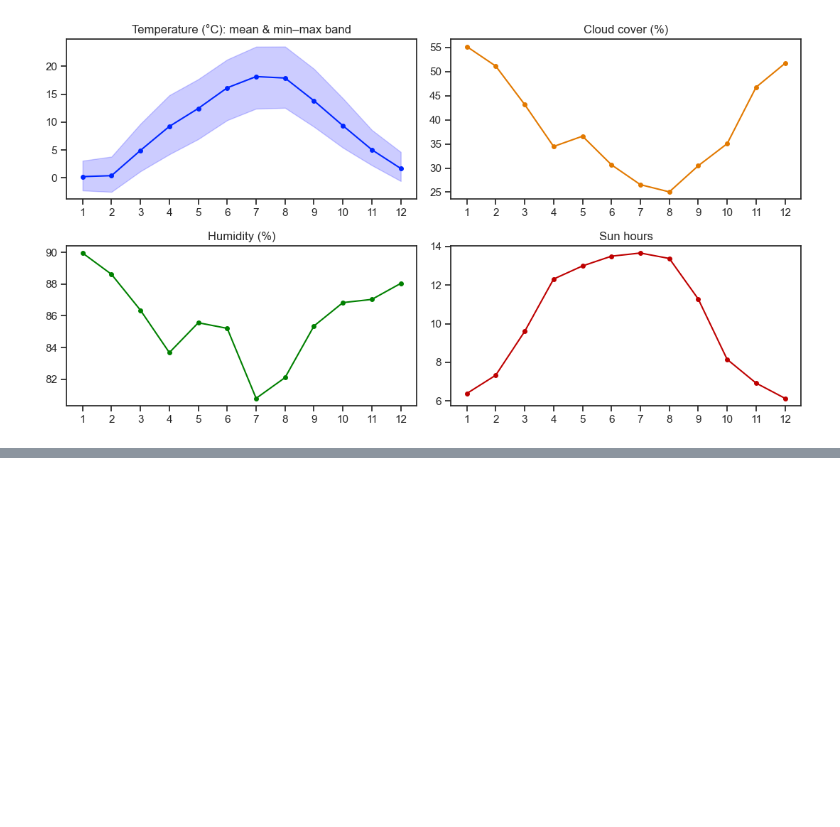
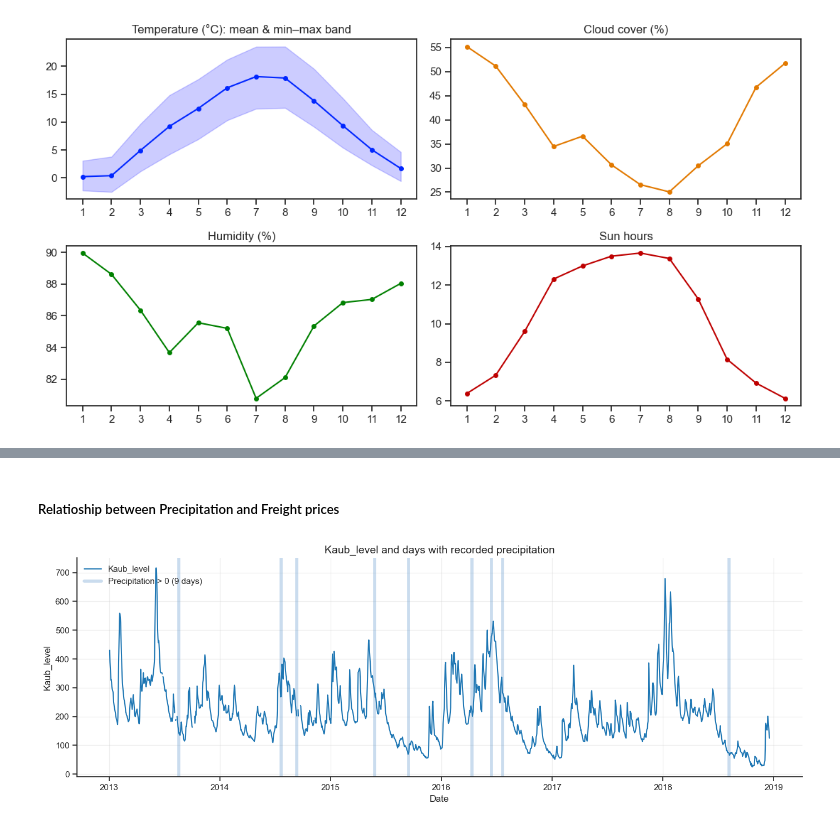
Before and after one commit to pejoCloser/Freight_Challenge, a Jupyter notebook: notebooks/EDA.ipynb, the cells around one changed output, grey strips where cells are left out. Cells and saved outputs as stored; diff of their text form; code cells hidden in the pictures; blank space fills up the shorter version.

```diff
--- a/notebooks/EDA.ipynb
+++ b/notebooks/EDA.ipynb
@@ -527,0 +621,25 @@ plt.tight_layout(); plt.show()
+# %% [markdown]
+##### Relatioship between Precipitation and Freight prices
+# %%
+d = df_complete.sort_values('Date')
+rain_dates = d.loc[d['precip'] > 0, 'Date']
+
+fig, ax = plt.subplots(figsize=(14, 5))
+ax.plot(d['Date'], df_complete['Kaub_level'], color="tab:blue", lw=1.5, label="Kaub_level", zorder=2)
+
+# One thin vertical line per day with precipitation
+for i, dt in enumerate(rain_dates):
+    ax.axvline(dt, color="#689DCF", alpha=0.35, lw=4,
+               label=f"Precipitation > 0 ({len(rain_dates)} days)" if i == 0 else None, zorder=1)
+
+ax.set_title("Kaub_level and days with recorded precipitation", fontsize=14)
+ax.set_xlabel("Date")
+ax.set_ylabel("Kaub_level")
+ax.grid(True, alpha=0.3)
+ax.spines[["top", "right"]].set_visible(False)
+ax.legend(loc="upper left", frameon=False)
+
+plt.tight_layout()
+plt.show()
+# %% [output]
+[figure, added]
```
Also changed, not shown: parts of 24 cells of this notebook, 2 other files.
